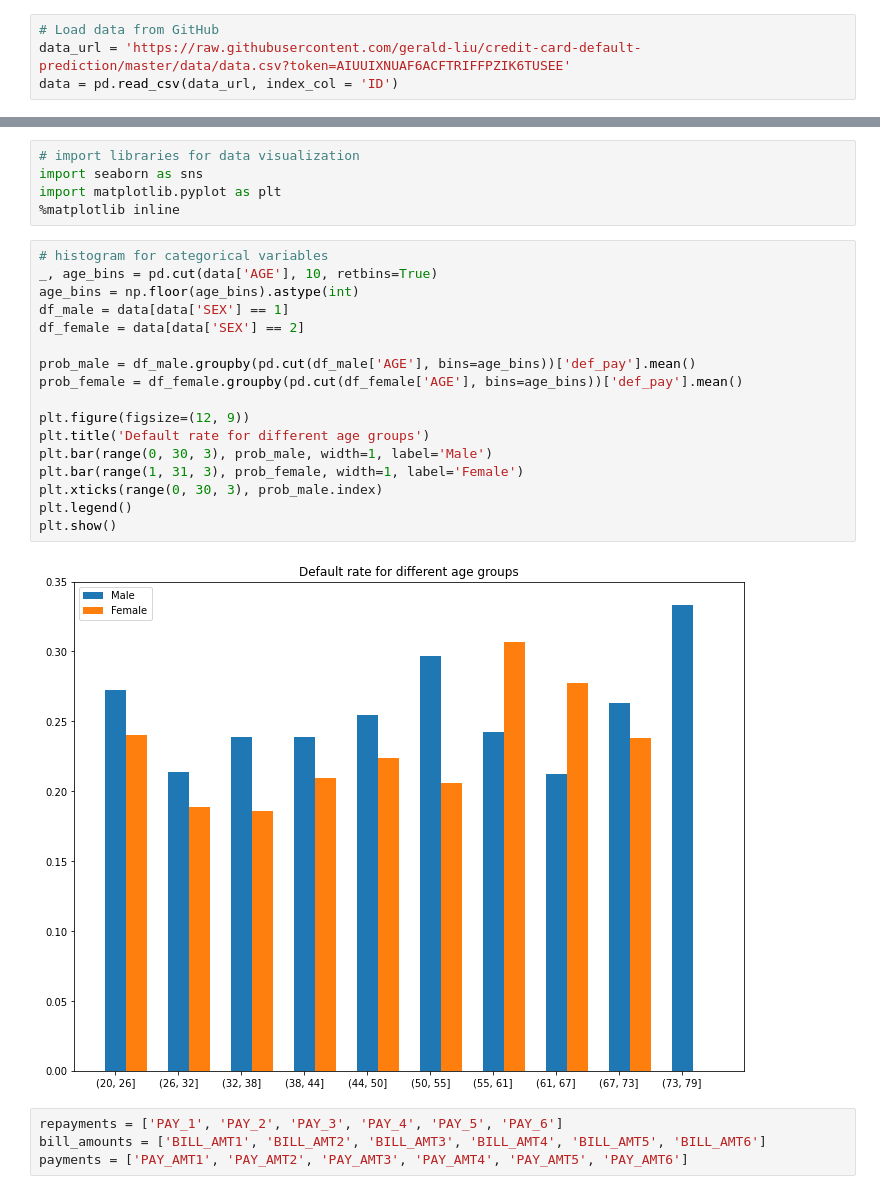
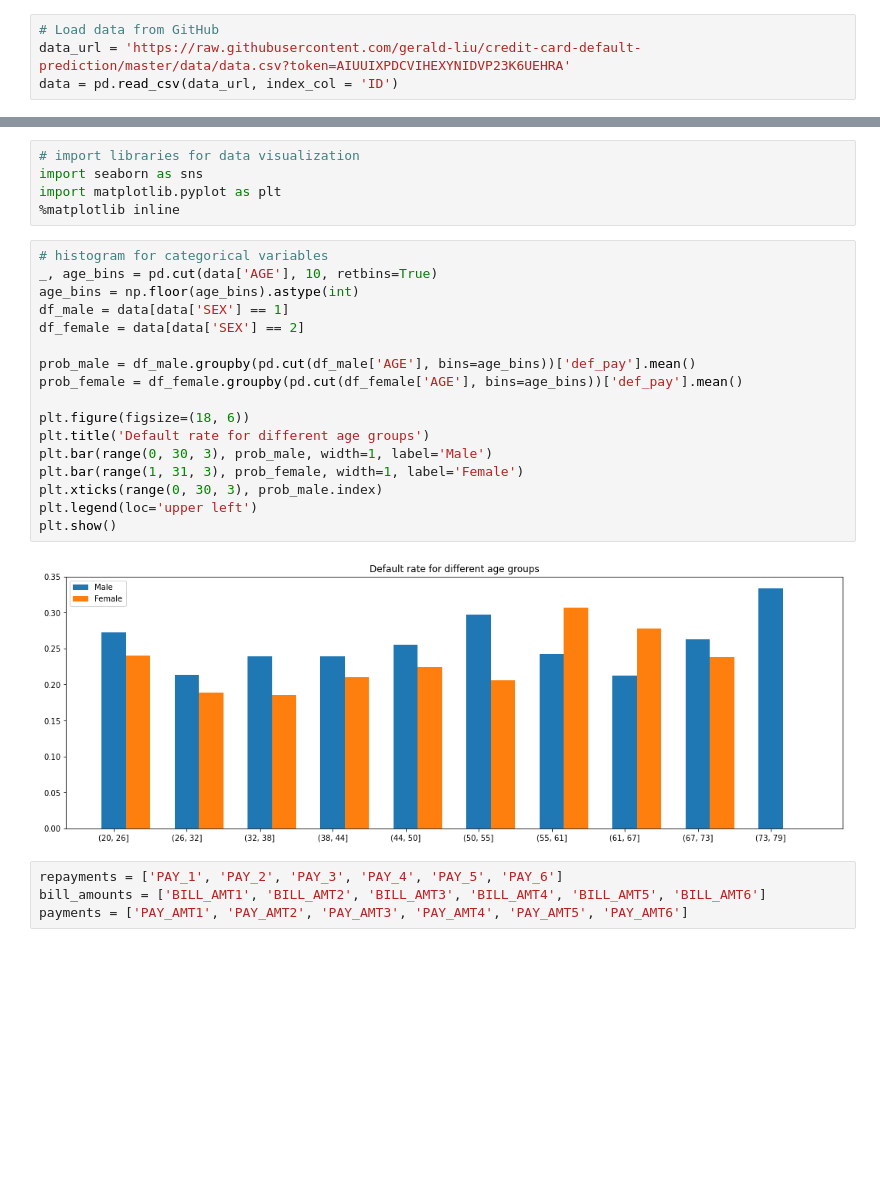
Before and after one commit to gerald-liu/credit-card-default-prediction, a Jupyter notebook: notebook.ipynb, the cells around one changed output, grey strips where cells are left out. Cells and saved outputs as stored; diff of their text form; blank space fills up the shorter version.

Commit message:
update data links and one plot size

```diff
--- a/notebook.ipynb
+++ b/notebook.ipynb
@@ -18,7 +18,7 @@ import joblib # for saving models
 # data = pd.read_csv('data/data.csv',index_col = 'ID')
 # %%
 # Load data from GitHub
-data_url = 'https://raw.githubusercontent.com/gerald-liu/credit-card-default-prediction/master/data/data.csv?token=AIUUIXNUAF6ACFTRIFFPZIK6TUSEE'
+data_url = 'https://raw.githubusercontent.com/gerald-liu/credit-card-default-prediction/master/data/data.csv?token=AIUUIXPDCVIHEXYNIDVP23K6UEHRA'
 data = pd.read_csv(data_url, index_col = 'ID')
 # %% [markdown]
 
@@ -151,22 +151,22 @@ import matplotlib.pyplot as plt
 # %%
 # histogram for categorical variables
 _, age_bins = pd.cut(data['AGE'], 10, retbins=True)
 age_bins = np.floor(age_bins).astype(int)
 df_male = data[data['SEX'] == 1]
 df_female = data[data['SEX'] == 2]
 
 prob_male = df_male.groupby(pd.cut(df_male['AGE'], bins=age_bins))['def_pay'].mean()
 prob_female = df_female.groupby(pd.cut(df_female['AGE'], bins=age_bins))['def_pay'].mean()
 
-plt.figure(figsize=(12, 9))
+plt.figure(figsize=(18, 6))
 plt.title('Default rate for different age groups')
 plt.bar(range(0, 30, 3), prob_male, width=1, label='Male')
 plt.bar(range(1, 31, 3), prob_female, width=1, label='Female')
 plt.xticks(range(0, 30, 3), prob_male.index)
-plt.legend()
+plt.legend(loc='upper left')
 plt.show()
 # %% [output]
-[figure, old version]
+[figure, new version]
 # %%
 repayments = ['PAY_1', 'PAY_2', 'PAY_3', 'PAY_4', 'PAY_5', 'PAY_6']
 bill_amounts = ['BILL_AMT1', 'BILL_AMT2', 'BILL_AMT3', 'BILL_AMT4', 'BILL_AMT5', 'BILL_AMT6']
```
Also changed, not shown: parts of 1 cell of this notebook.
